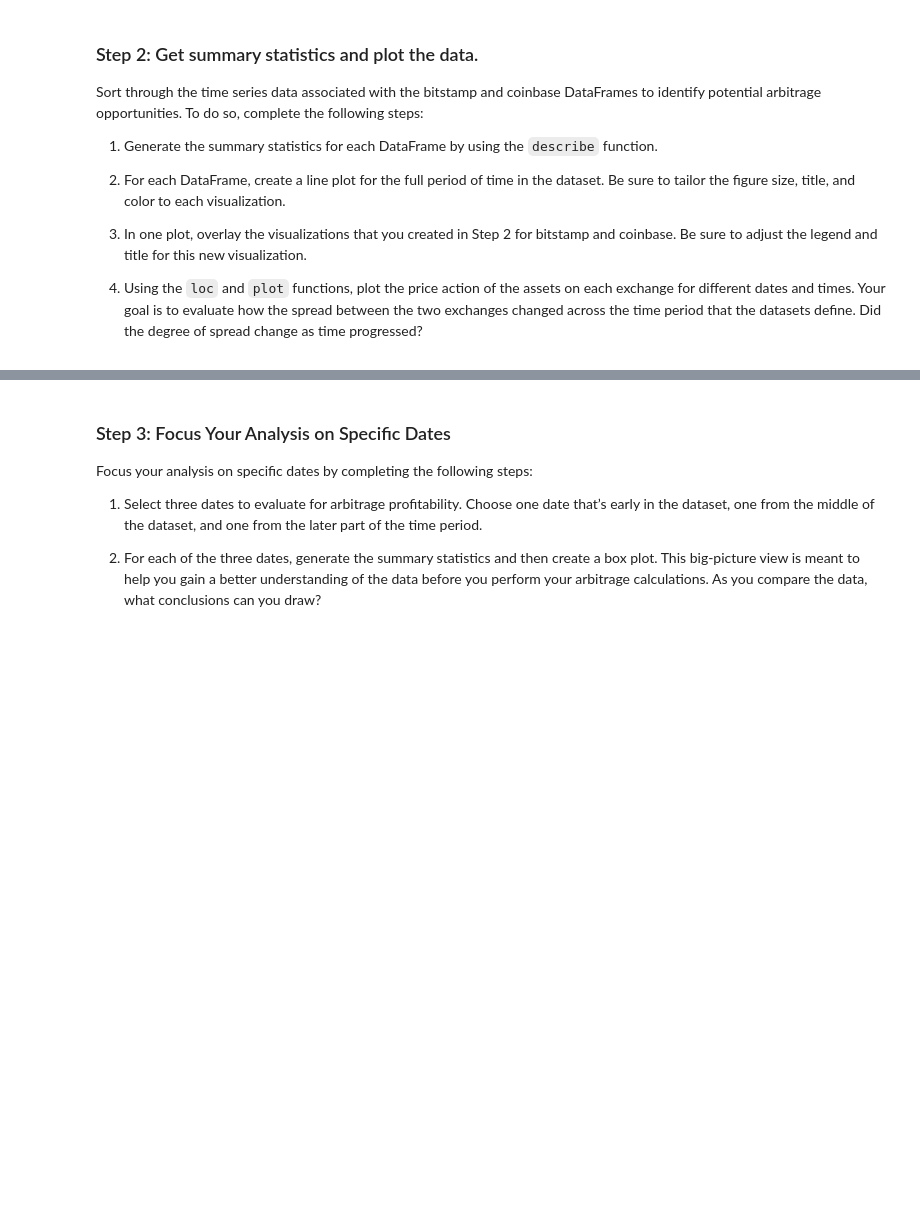
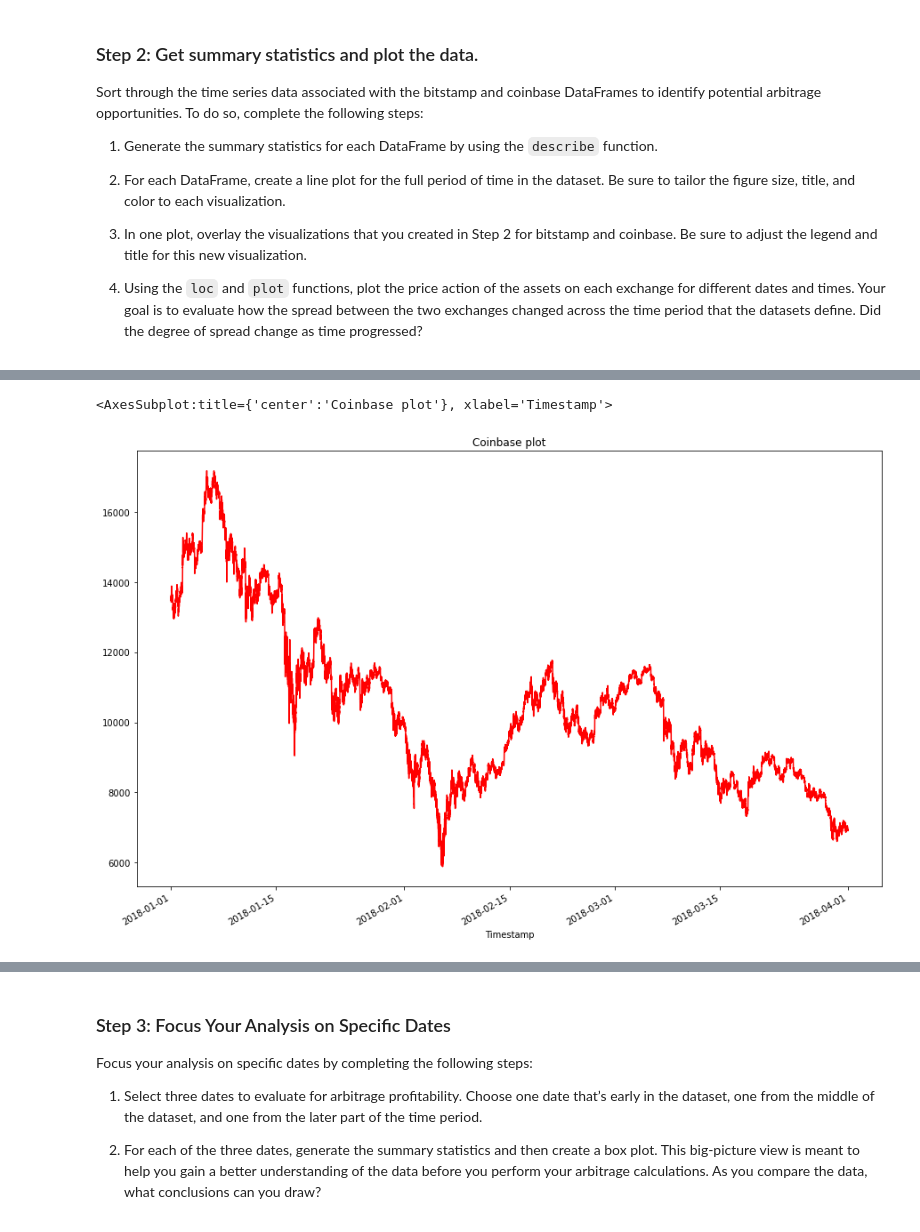
Before and after one commit to MaureenKC/Challenge-3, a Jupyter notebook: Fintech challenge 3/Starter_Code/crypto_arbitrage.ipynb, the cells around one changed output, grey strips where cells are left out. Cells and saved outputs as stored; diff of their text form; code cells hidden in the pictures; blank space fills up the shorter version.

Commit message:
1st Data Analysis

```diff
--- a/Fintech challenge 3/Starter_Code/crypto_arbitrage.ipynb
+++ b/Fintech challenge 3/Starter_Code/crypto_arbitrage.ipynb
@@ -171,0 +169,12 @@ bitstamp.drop_duplicates()
+# %%
+# Repeat Steps 1–4 for the coinbase Data
+#1.Replace or drop all Nan,or missing values in coinbase df
+coinbase.dropna()
+#2.Use str.replace func to remove '$' signs from 'Close' column in coinbase df
+coinbase.loc[: ,"Close"]=coinbase.loc[: , "Close"].str.replace("$" , "")
+#3.Convert data type of Close column to a float
+coinbase.loc[: , "Close"]=coinbase.loc[: , "Close"].astype("float")
+coinbase.dtypes
+#4.Review coinbase data for duplicated values and drop them if necessary
+coinbase.duplicated().sum()
+coinbase.drop_duplicates()
@@ -228,7 +288,10 @@ Sort through the time series data associated with the bitstamp and coinbase Data
 # %%
 # Create a line plot for the coinbase DataFrame for the full length of time in the dataset
 # Be sure that the figure size, title, and color are tailored to each visualization
-# YOUR CODE HERE
+coinbase['Close'].loc['2018-01-01' : '2018-03-31'].plot(figsize=(15,10),title="Coinbase plot",color="red")
+# %% [output]
+<AxesSubplot:title={'center':'Coinbase plot'}, xlabel='Timestamp'>
+[figure, added]
 # %%
 # Overlay the visualizations for the bitstamp and coinbase DataFrames in one plot
 # The plot should visualize the prices over the full lenth of the dataset
```
Also changed, not shown: parts of 11 cells of this notebook.
